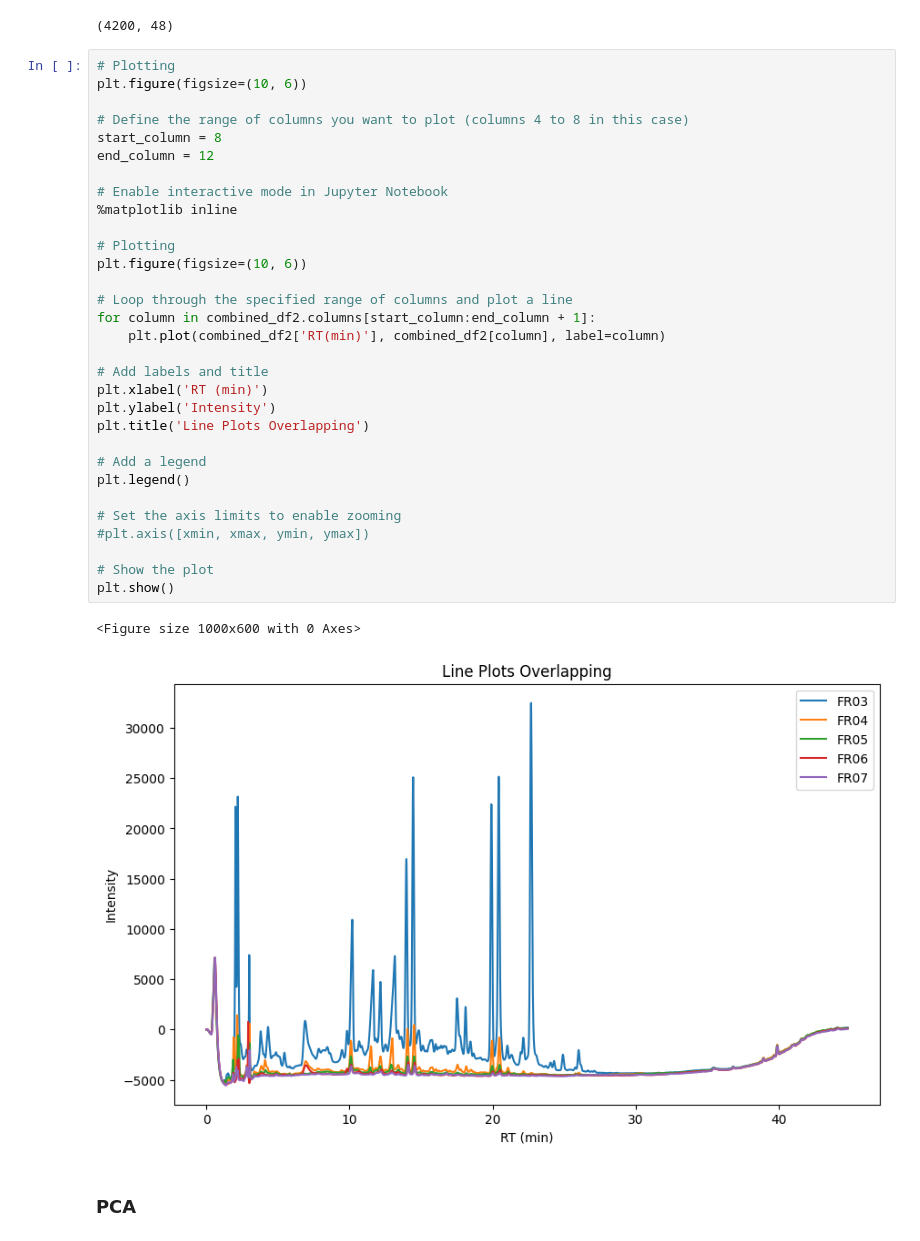
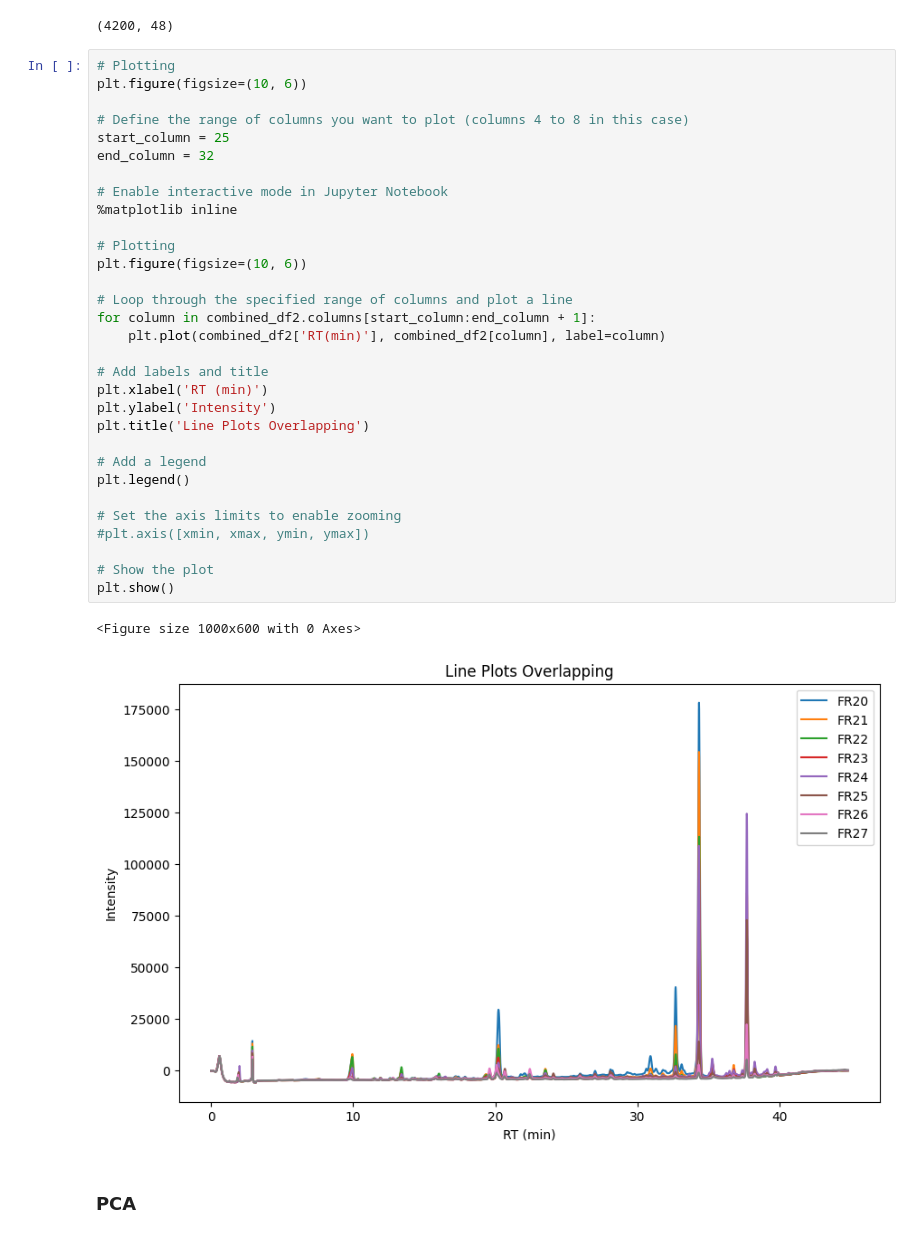
Before and after one commit to RicardoMBorges/HPLCdata_Shimadzu, a Jupyter notebook: Chromatograms_Shimadzu.ipynb, the cells around one changed output. Cells and saved outputs as stored; diff of their text form.

```diff
--- a/Chromatograms_Shimadzu.ipynb
+++ b/Chromatograms_Shimadzu.ipynb
@@ -96,36 +96,36 @@ combined_df2.shape
 # Plotting
 plt.figure(figsize=(10, 6))
 
 # Define the range of columns you want to plot (columns 4 to 8 in this case)
-start_column = 8
-end_column = 12
+start_column = 25
+end_column = 32
 
 # Enable interactive mode in Jupyter Notebook
 %matplotlib inline
 
 # Plotting
 plt.figure(figsize=(10, 6))
 
 # Loop through the specified range of columns and plot a line
 for column in combined_df2.columns[start_column:end_column + 1]:
     plt.plot(combined_df2['RT(min)'], combined_df2[column], label=column)
 
 # Add labels and title
 plt.xlabel('RT (min)')
 plt.ylabel('Intensity')
 plt.title('Line Plots Overlapping')
 
 # Add a legend
 plt.legend()
 
 # Set the axis limits to enable zooming
 #plt.axis([xmin, xmax, ymin, ymax])
 
 # Show the plot
 plt.show()
 # %% [output]
 <Figure size 1000x600 with 0 Axes>
-[figure, old version]
+[figure, new version]
 # %% [markdown]
 ### PCA
 # %%
```
Also changed, not shown: parts of 11 cells of this notebook, 1 other file.
